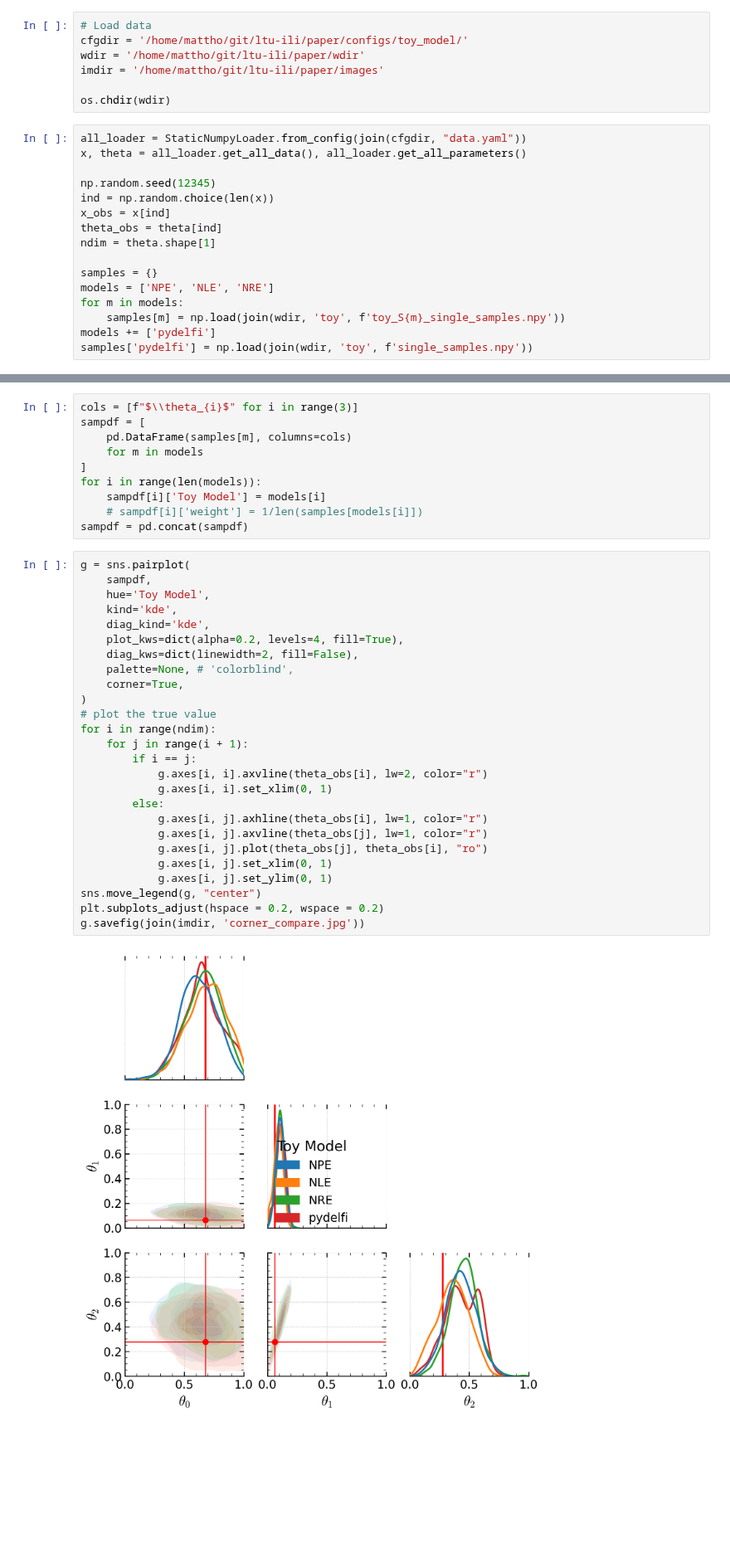
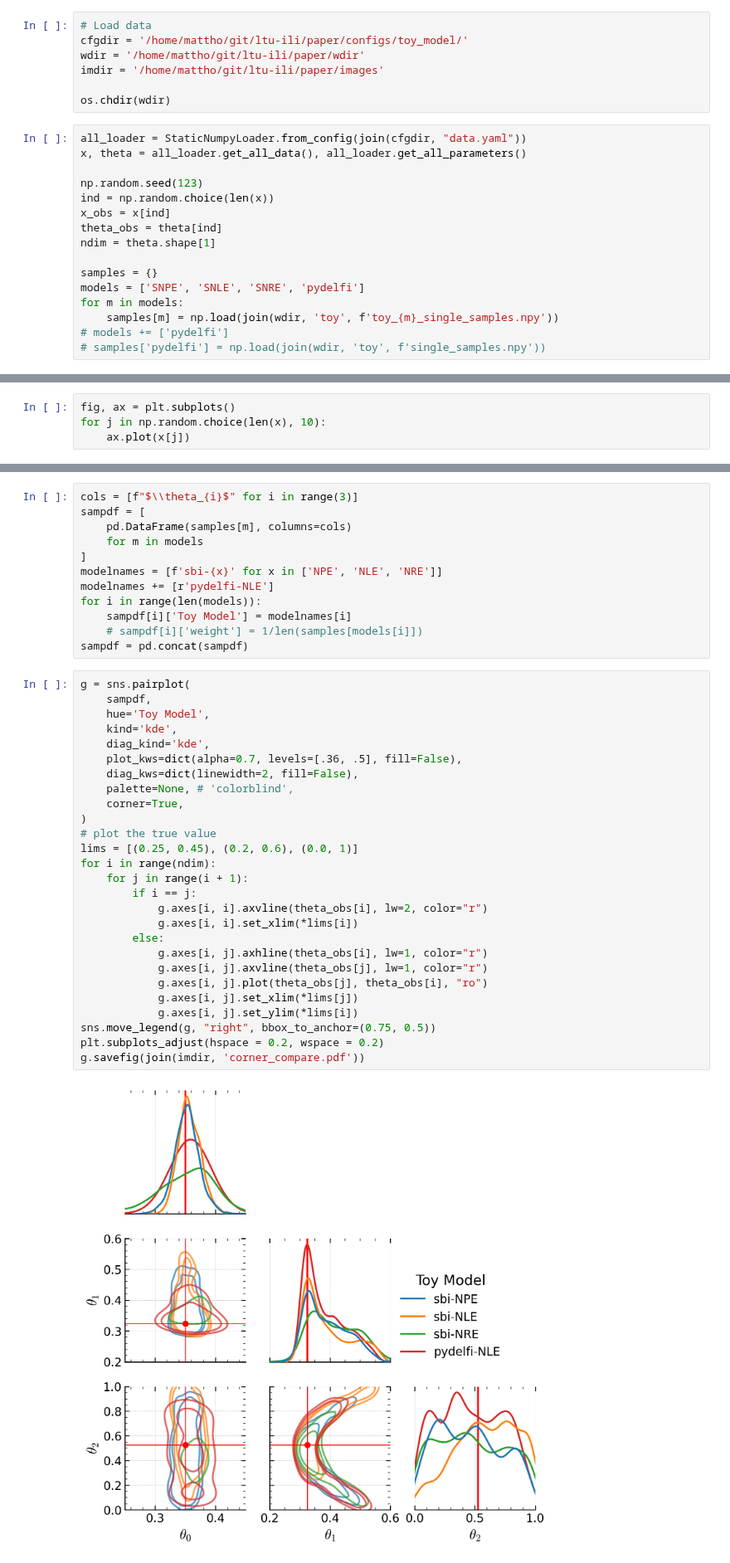
Before and after one commit to maho3/ltu-ili, a Jupyter notebook: paper/fig2.ipynb, the cells around one changed output, grey strips where cells are left out. Shown at 83% size. Drawn from its saved outputs; the diff is of its cells as text; blank space fills up the shorter version.

Commit message:
making toy model have a quadratic degeneracy

```diff
--- a/paper/fig2.ipynb
+++ b/paper/fig2.ipynb
@@ -26,15 +27,15 @@ os.chdir(wdir)
 all_loader = StaticNumpyLoader.from_config(join(cfgdir, "data.yaml"))
 x, theta = all_loader.get_all_data(), all_loader.get_all_parameters()
 
-np.random.seed(12345)
+np.random.seed(123)
 ind = np.random.choice(len(x))
 x_obs = x[ind]
 theta_obs = theta[ind]
 ndim = theta.shape[1]
 
 samples = {}
-models = ['NPE', 'NLE', 'NRE']
+models = ['SNPE', 'SNLE', 'SNRE', 'pydelfi']
 for m in models:
-    samples[m] = np.load(join(wdir, 'toy', f'toy_S{m}_single_samples.npy'))
-models += ['pydelfi']
-samples['pydelfi'] = np.load(join(wdir, 'toy', f'single_samples.npy'))
+    samples[m] = np.load(join(wdir, 'toy', f'toy_{m}_single_samples.npy'))
+# models += ['pydelfi']
+# samples['pydelfi'] = np.load(join(wdir, 'toy', f'single_samples.npy'))
@@ -40,0 +46,4 @@ samples['pydelfi'] = np.load(join(wdir, 'toy', f'single_samples.npy'))
+# %%
+fig, ax = plt.subplots()
+for j in np.random.choice(len(x), 10):
+    ax.plot(x[j])
@@ -44,35 +55,38 @@ sampdf = [
     pd.DataFrame(samples[m], columns=cols)
     for m in models
 ]
+modelnames = [f'sbi-{x}' for x in ['NPE', 'NLE', 'NRE']]
+modelnames += [r'pydelfi-NLE']
 for i in range(len(models)):
-    sampdf[i]['Toy Model'] = models[i]
+    sampdf[i]['Toy Model'] = modelnames[i]
     # sampdf[i]['weight'] = 1/len(samples[models[i]])
 sampdf = pd.concat(sampdf)
 # %%
 g = sns.pairplot(
     sampdf,
     hue='Toy Model',
     kind='kde',
     diag_kind='kde',
-    plot_kws=dict(alpha=0.2, levels=4, fill=True),
+    plot_kws=dict(alpha=0.7, levels=[.36, .5], fill=False),
     diag_kws=dict(linewidth=2, fill=False),
     palette=None, # 'colorblind',
     corner=True,
 )
 # plot the true value
+lims = [(0.25, 0.45), (0.2, 0.6), (0.0, 1)]
 for i in range(ndim):
     for j in range(i + 1):
         if i == j:
             g.axes[i, i].axvline(theta_obs[i], lw=2, color="r")
-            g.axes[i, i].set_xlim(0, 1)
+            g.axes[i, i].set_xlim(*lims[i])
         else:
             g.axes[i, j].axhline(theta_obs[i], lw=1, color="r")
             g.axes[i, j].axvline(theta_obs[j], lw=1, color="r")
             g.axes[i, j].plot(theta_obs[j], theta_obs[i], "ro")
-            g.axes[i, j].set_xlim(0, 1)
-            g.axes[i, j].set_ylim(0, 1)
-sns.move_legend(g, "center")
+            g.axes[i, j].set_xlim(*lims[j])
+            g.axes[i, j].set_ylim(*lims[i])
+sns.move_legend(g, "right", bbox_to_anchor=(0.75, 0.5))
 plt.subplots_adjust(hspace = 0.2, wspace = 0.2)
-g.savefig(join(imdir, 'corner_compare.jpg'))
+g.savefig(join(imdir, 'corner_compare.pdf'))
 # %% [output]
-[figure, old version]
+[figure, new version]
```
Also changed, not shown: parts of 4 cells of this notebook, 9 other files.
